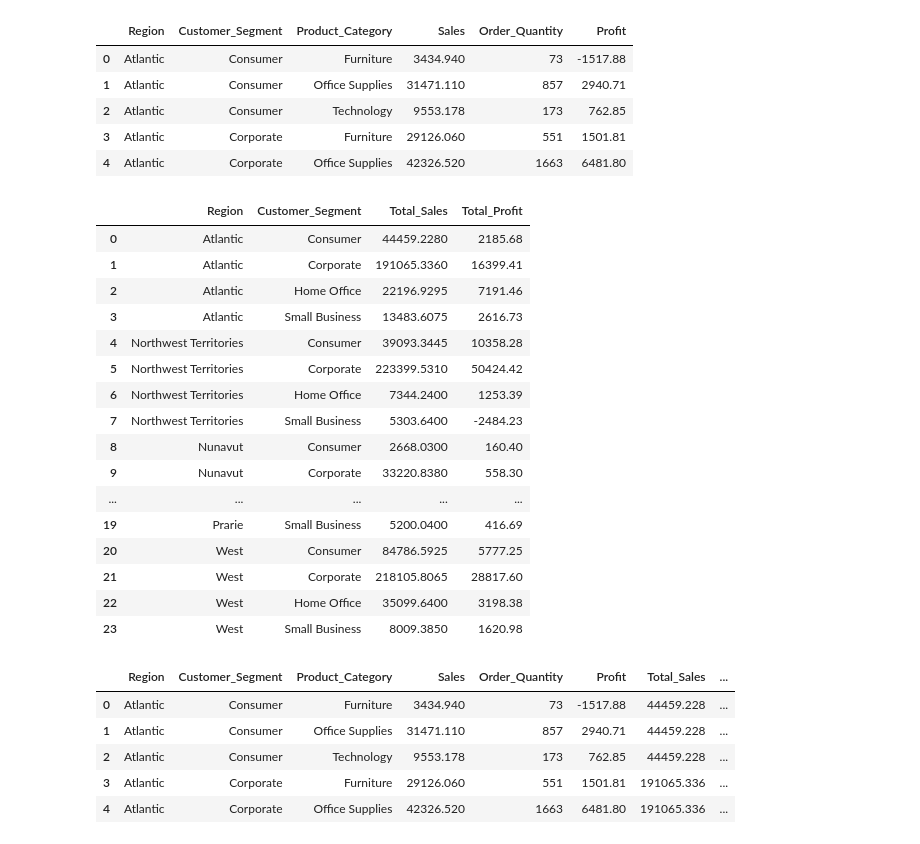
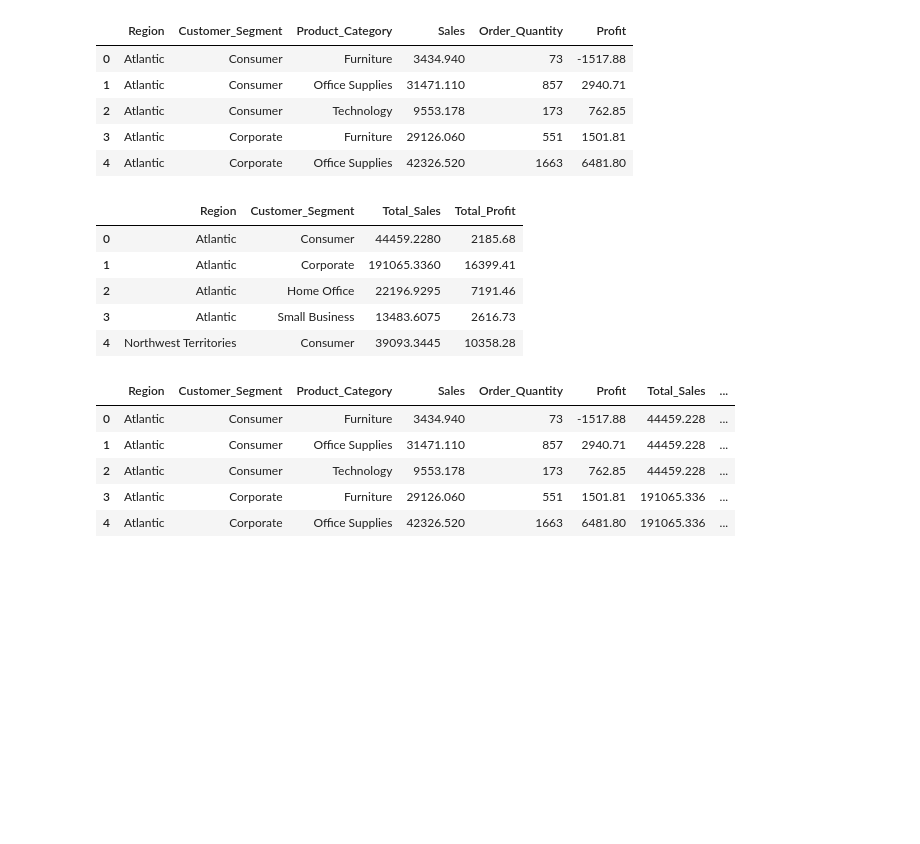
Before and after one commit to Amrane20/Sales_Analysis, a Jupyter notebook: data_cleaning.ipynb, the cells around one changed output. Cells and saved outputs as stored; diff of their text form; code cells hidden in the pictures; blank space fills up the shorter version.

```diff
--- a/data_cleaning.ipynb
+++ b/data_cleaning.ipynb
@@ -411,24 +431,13 @@ Sales_Segment_Category_sum.head()
 # %%
 Sales_Region_Category_sum = df.groupby(level= ['Region','Customer_Segment'])[['Sales','Profit']].sum().reset_index()
 Sales_Region_Category_sum.columns = ['Region','Customer_Segment','Total_Sales','Total_Profit']
-Sales_Region_Category_sum
+Sales_Region_Category_sum.head()
 # %% [output]
 |  | Region | Customer_Segment | Total_Sales | Total_Profit |
 | 0 | Atlantic | Consumer | 44459.2280 | 2185.68 |
 | 1 | Atlantic | Corporate | 191065.3360 | 16399.41 |
 | 2 | Atlantic | Home Office | 22196.9295 | 7191.46 |
 | 3 | Atlantic | Small Business | 13483.6075 | 2616.73 |
 | 4 | Northwest Territories | Consumer | 39093.3445 | 10358.28 |
-| 5 | Northwest Territories | Corporate | 223399.5310 | 50424.42 |
-| 6 | Northwest Territories | Home Office | 7344.2400 | 1253.39 |
-| 7 | Northwest Territories | Small Business | 5303.6400 | -2484.23 |
-| 8 | Nunavut | Consumer | 2668.0300 | 160.40 |
-| 9 | Nunavut | Corporate | 33220.8380 | 558.30 |
-| ... | ... | ... | ... | ... |
-| 19 | Prarie | Small Business | 5200.0400 | 416.69 |
-| 20 | West | Consumer | 84786.5925 | 5777.25 |
-| 21 | West | Corporate | 218105.8065 | 28817.60 |
-| 22 | West | Home Office | 35099.6400 | 3198.38 |
-| 23 | West | Small Business | 8009.3850 | 1620.98 |
 # %%
 Sales_Percentage_Category = pd.merge(Sales_Segment_Category_sum, Sales_Region_Category_sum, on= ['Region','Customer_Segment'], how= 'left')
```
Also changed, not shown: parts of 19 cells of this notebook.
